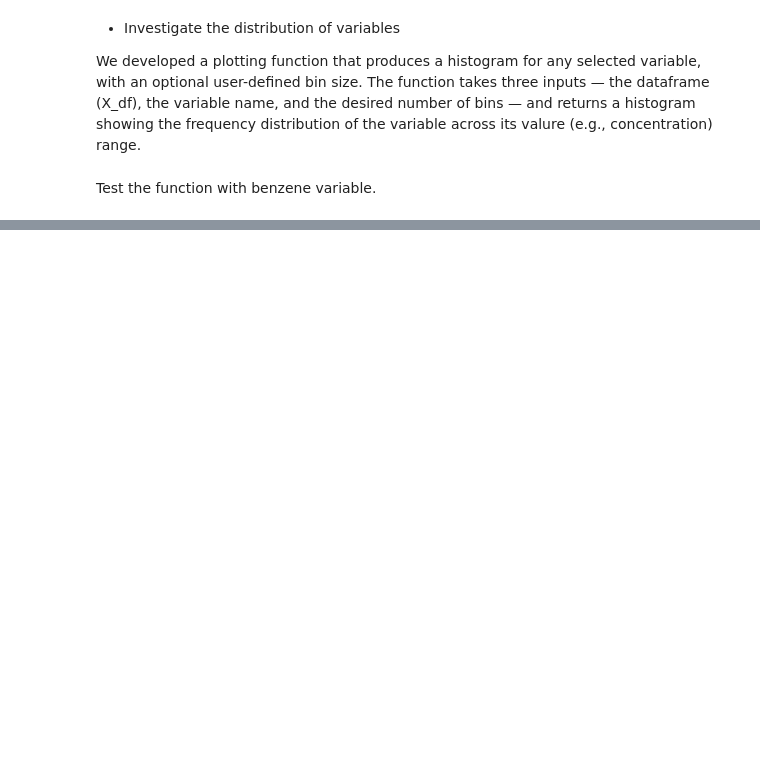
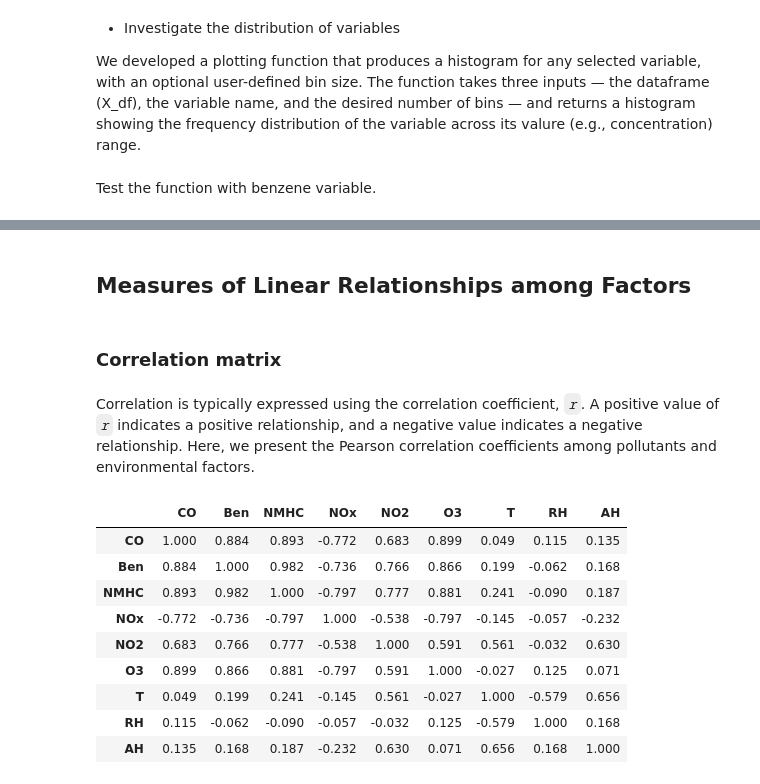
Before and after one commit to bingxiaochen/ST-554-Project1, a Jupyter notebook: Task2/Project1_Task2_Hui.ipynb, the cells around one changed output, grey strips where cells are left out. Saved outputs shown, nothing was run; the diff lists cells and outputs as text; code cells hidden in the pictures; blank space fills up the shorter version.

```diff
--- a/Task2/Project1_Task2_Hui.ipynb
+++ b/Task2/Project1_Task2_Hui.ipynb
@@ -221,0 +237,19 @@ plot_hist(X_df, "CO", bins = 15 )
+# %% [markdown]
+## Measures of Linear Relationships among Factors
+# %% [markdown]
+### Correlation matrix
+# %% [markdown]
+Correlation is typically expressed using the correlation coefficient, *`r`*. A positive value of *`r`* indicates a positive relationship, and a negative value indicates a negative relationship. Here, we present the Pearson correlation coefficients among pollutants and environmental factors.
+# %%
+X_df[["CO",	"Ben",	"NMHC",	"NOx",	"NO2",	"O3",	"T",	"RH",	"AH"]].corr().round(3)
+# %% [output]
+|  | CO | Ben | NMHC | NOx | NO2 | O3 | T | RH | AH |
+| CO | 1.000 | 0.884 | 0.893 | -0.772 | 0.683 | 0.899 | 0.049 | 0.115 | 0.135 |
+| Ben | 0.884 | 1.000 | 0.982 | -0.736 | 0.766 | 0.866 | 0.199 | -0.062 | 0.168 |
+| NMHC | 0.893 | 0.982 | 1.000 | -0.797 | 0.777 | 0.881 | 0.241 | -0.090 | 0.187 |
+| NOx | -0.772 | -0.736 | -0.797 | 1.000 | -0.538 | -0.797 | -0.145 | -0.057 | -0.232 |
+| NO2 | 0.683 | 0.766 | 0.777 | -0.538 | 1.000 | 0.591 | 0.561 | -0.032 | 0.630 |
+| O3 | 0.899 | 0.866 | 0.881 | -0.797 | 0.591 | 1.000 | -0.027 | 0.125 | 0.071 |
+| T | 0.049 | 0.199 | 0.241 | -0.145 | 0.561 | -0.027 | 1.000 | -0.579 | 0.656 |
+| RH | 0.115 | -0.062 | -0.090 | -0.057 | -0.032 | 0.125 | -0.579 | 1.000 | 0.168 |
+| AH | 0.135 | 0.168 | 0.187 | -0.232 | 0.630 | 0.071 | 0.656 | 0.168 | 1.000 |
```
Also changed, not shown: parts of 15 cells of this notebook.
